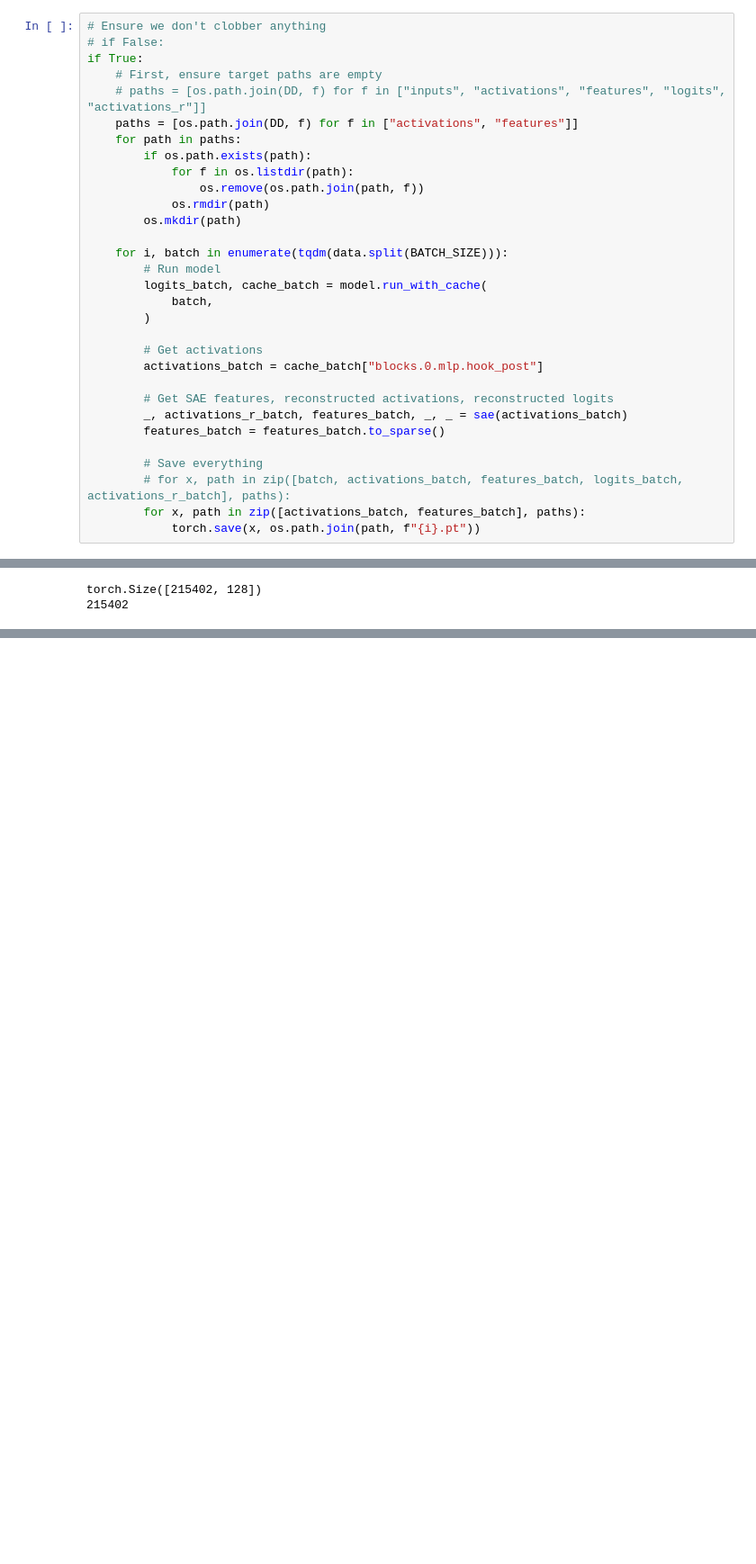
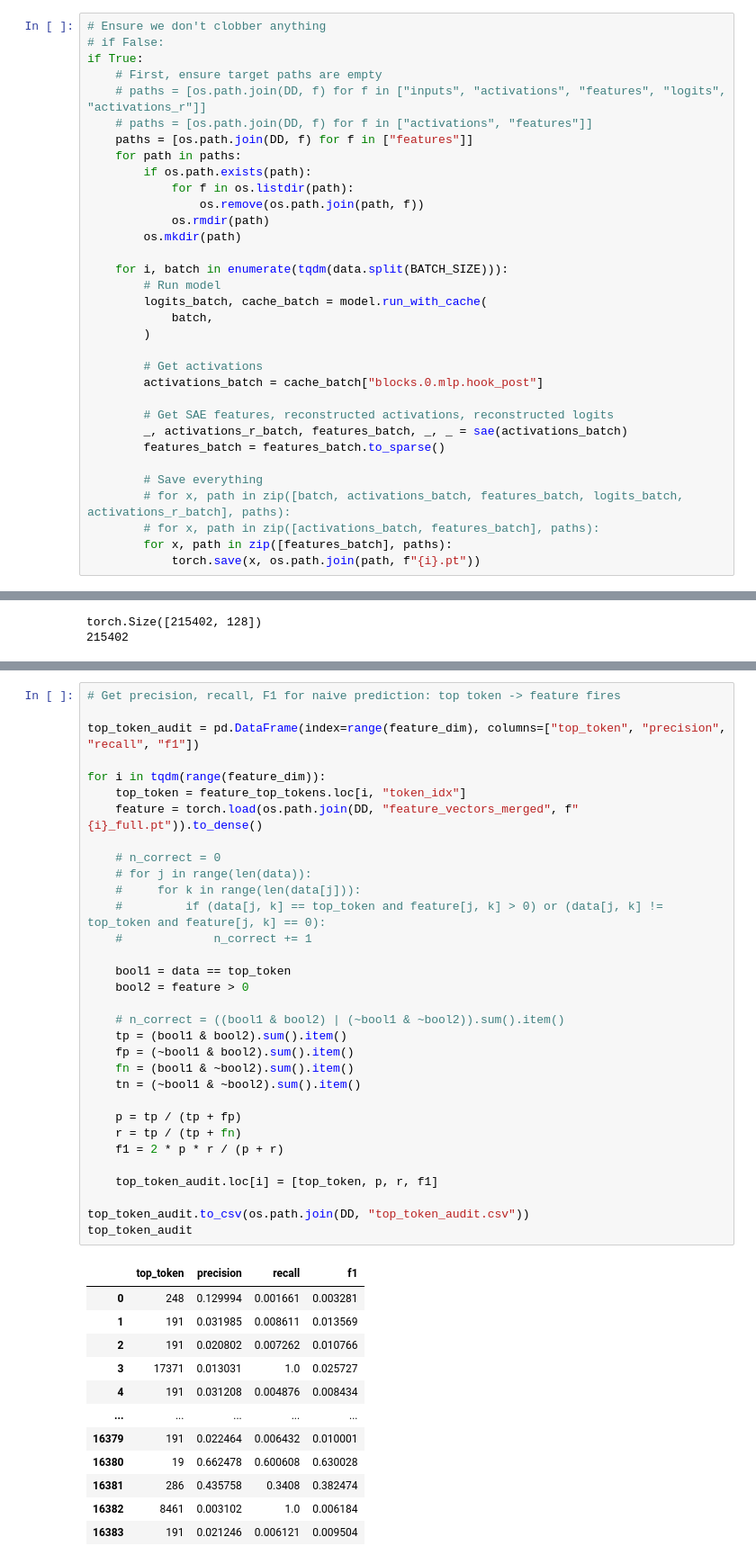
Before and after one commit to pchlenski/mats, a Jupyter notebook: notebooks/3_pc_feature_search.ipynb, the cells around one changed output, grey strips where cells are left out. Shown: that part at 90% size. Cells and saved outputs as stored; diff of their text form; blank space fills up the shorter version.

Commit message:
Token audit complete

```diff
--- a/notebooks/3_pc_feature_search.ipynb
+++ b/notebooks/3_pc_feature_search.ipynb
@@ -157,7 +177,8 @@ assert torch.isclose(get_logits(model, cache_batch), logits_batch).all()
 if True:
     # First, ensure target paths are empty
     # paths = [os.path.join(DD, f) for f in ["inputs", "activations", "features", "logits", "activations_r"]]
-    paths = [os.path.join(DD, f) for f in ["activations", "features"]]
+    # paths = [os.path.join(DD, f) for f in ["activations", "features"]]
+    paths = [os.path.join(DD, f) for f in ["features"]]
     for path in paths:
         if os.path.exists(path):
             for f in os.listdir(path):
@@ -180,7 +201,8 @@ if True:
 
         # Save everything
         # for x, path in zip([batch, activations_batch, features_batch, logits_batch, activations_r_batch], paths):
-        for x, path in zip([activations_batch, features_batch], paths):
+        # for x, path in zip([activations_batch, features_batch], paths):
+        for x, path in zip([features_batch], paths):
             torch.save(x, os.path.join(path, f"{i}.pt"))
 # %%
 # Free up some memory
@@ -282,0 +329,45 @@ FileNotFoundError: [Errno 2] No such file or directory: '../data/processed/gelu-
+# %%
+# Get precision, recall, F1 for naive prediction: top token -> feature fires
+
+top_token_audit = pd.DataFrame(index=range(feature_dim), columns=["top_token", "precision", "recall", "f1"])
+
+for i in tqdm(range(feature_dim)):
+    top_token = feature_top_tokens.loc[i, "token_idx"]
+    feature = torch.load(os.path.join(DD, "feature_vectors_merged", f"{i}_full.pt")).to_dense()
+
+    # n_correct = 0
+    # for j in range(len(data)):
+    #     for k in range(len(data[j])):
+    #         if (data[j, k] == top_token and feature[j, k] > 0) or (data[j, k] != top_token and feature[j, k] == 0):
+    #             n_correct += 1
+
+    bool1 = data == top_token
+    bool2 = feature > 0
+
+    # n_correct = ((bool1 & bool2) | (~bool1 & ~bool2)).sum().item()
+    tp = (bool1 & bool2).sum().item()
+    fp = (~bool1 & bool2).sum().item()
+    fn = (bool1 & ~bool2).sum().item()
+    tn = (~bool1 & ~bool2).sum().item()
+
+    p = tp / (tp + fp)
+    r = tp / (tp + fn)
+    f1 = 2 * p * r / (p + r)
+
+    top_token_audit.loc[i] = [top_token, p, r, f1]
+
+top_token_audit.to_csv(os.path.join(DD, "top_token_audit.csv"))
+top_token_audit
+# %% [output]
+|  | top_token | precision | recall | f1 |
+| 0 | 248 | 0.129994 | 0.001661 | 0.003281 |
+| 1 | 191 | 0.031985 | 0.008611 | 0.013569 |
+| 2 | 191 | 0.020802 | 0.007262 | 0.010766 |
+| 3 | 17371 | 0.013031 | 1.0 | 0.025727 |
+| 4 | 191 | 0.031208 | 0.004876 | 0.008434 |
+| ... | ... | ... | ... | ... |
+| 16379 | 191 | 0.022464 | 0.006432 | 0.010001 |
+| 16380 | 19 | 0.662478 | 0.600608 | 0.630028 |
+| 16381 | 286 | 0.435758 | 0.3408 | 0.382474 |
+| 16382 | 8461 | 0.003102 | 1.0 | 0.006184 |
+| 16383 | 191 | 0.021246 | 0.006121 | 0.009504 |
```
Also changed, not shown: parts of 12 cells of this notebook, 4 other files.
